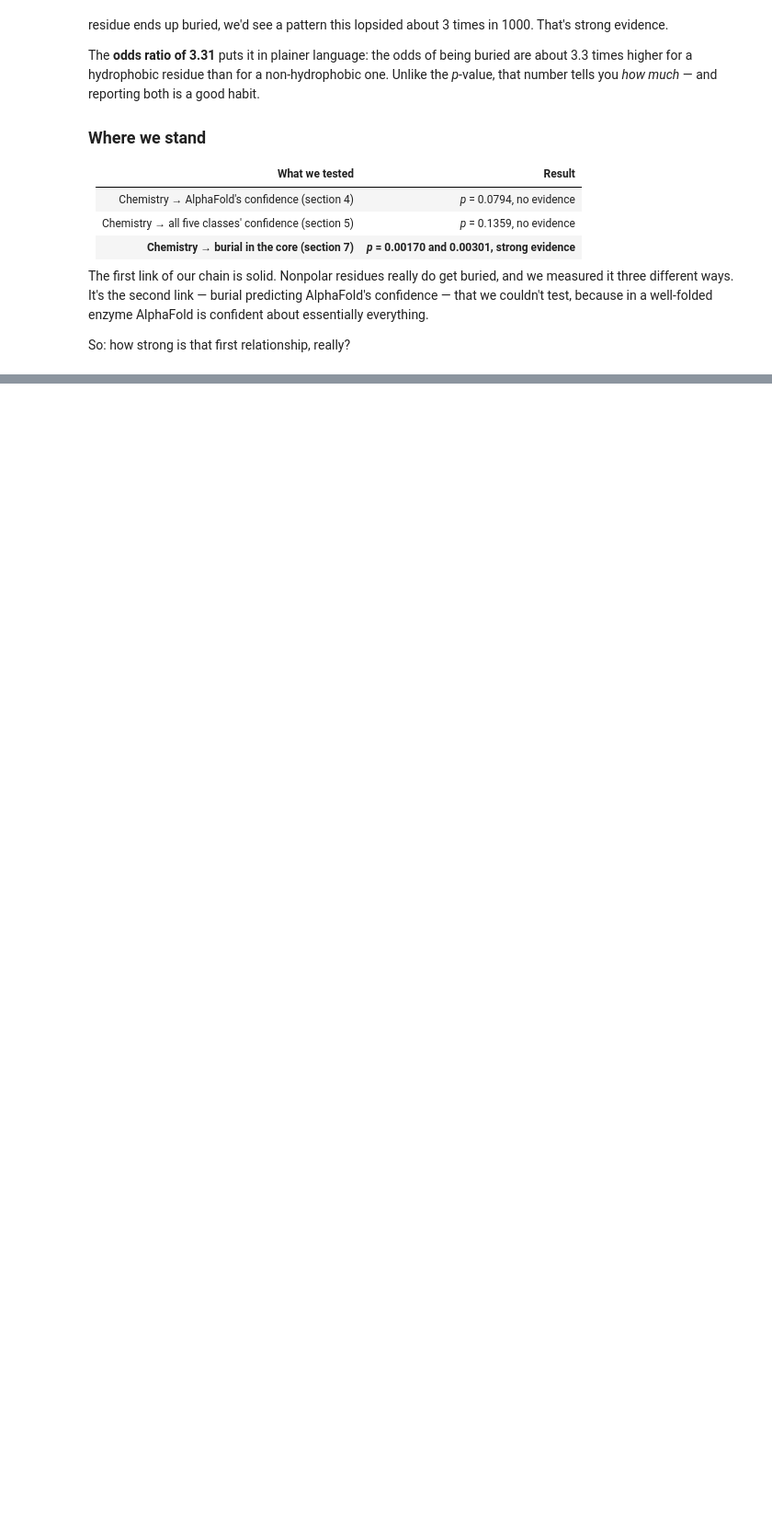
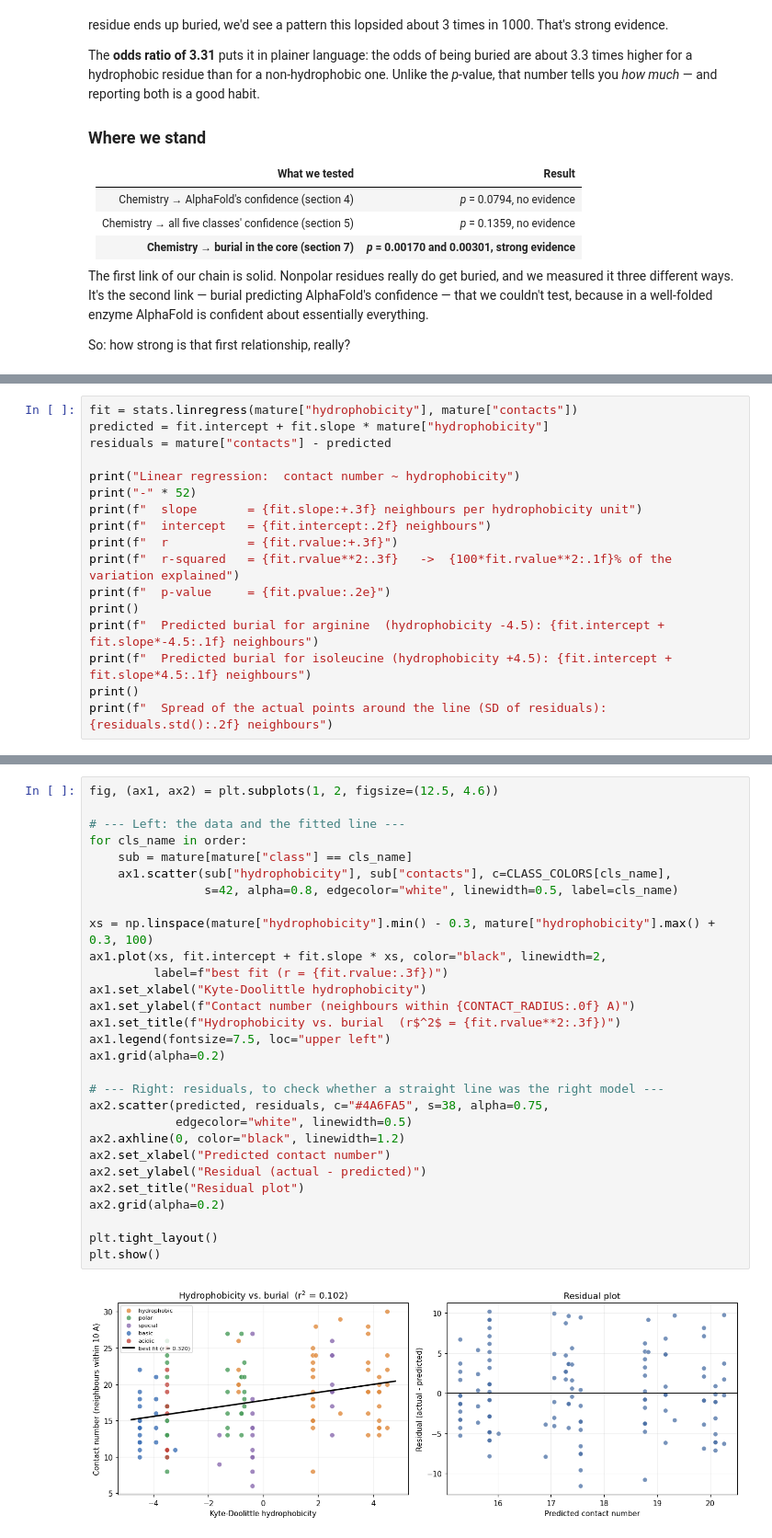
Before and after one commit to legpt/alphafold-confidence-project, a Jupyter notebook: amino_acid_chemistry_confidence.ipynb, the cells around one changed output, grey strips where cells are left out. Shown at 92% size. Saved outputs shown, nothing was run; the diff lists cells and outputs as text; blank space fills up the shorter version.

```diff
--- a/amino_acid_chemistry_confidence.ipynb
+++ b/amino_acid_chemistry_confidence.ipynb
@@ -1285,0 +1312,17 @@ So: how strong is that first relationship, really?
+# %%
+fit = stats.linregress(mature["hydrophobicity"], mature["contacts"])
+predicted = fit.intercept + fit.slope * mature["hydrophobicity"]
+residuals = mature["contacts"] - predicted
+
+print("Linear regression:  contact number ~ hydrophobicity")
+print("-" * 52)
+print(f"  slope       = {fit.slope:+.3f} neighbours per hydrophobicity unit")
+print(f"  intercept   = {fit.intercept:.2f} neighbours")
+print(f"  r           = {fit.rvalue:+.3f}")
+print(f"  r-squared   = {fit.rvalue**2:.3f}   ->  {100*fit.rvalue**2:.1f}% of the variation explained")
+print(f"  p-value     = {fit.pvalue:.2e}")
+print()
+print(f"  Predicted burial for arginine  (hydrophobicity -4.5): {fit.intercept + fit.slope*-4.5:.1f} neighbours")
+print(f"  Predicted burial for isoleucine (hydrophobicity +4.5): {fit.intercept + fit.slope*4.5:.1f} neighbours")
+print()
+print(f"  Spread of the actual points around the line (SD of residuals): {residuals.std():.2f} neighbours")
@@ -1285,0 +1342,31 @@ So: how strong is that first relationship, really?
+# %%
+fig, (ax1, ax2) = plt.subplots(1, 2, figsize=(12.5, 4.6))
+
+# --- Left: the data and the fitted line ---
+for cls_name in order:
+    sub = mature[mature["class"] == cls_name]
+    ax1.scatter(sub["hydrophobicity"], sub["contacts"], c=CLASS_COLORS[cls_name],
+                s=42, alpha=0.8, edgecolor="white", linewidth=0.5, label=cls_name)
+
+xs = np.linspace(mature["hydrophobicity"].min() - 0.3, mature["hydrophobicity"].max() + 0.3, 100)
+ax1.plot(xs, fit.intercept + fit.slope * xs, color="black", linewidth=2,
+         label=f"best fit (r = {fit.rvalue:.3f})")
+ax1.set_xlabel("Kyte-Doolittle hydrophobicity")
+ax1.set_ylabel(f"Contact number (neighbours within {CONTACT_RADIUS:.0f} A)")
+ax1.set_title(f"Hydrophobicity vs. burial  (r$^2$ = {fit.rvalue**2:.3f})")
+ax1.legend(fontsize=7.5, loc="upper left")
+ax1.grid(alpha=0.2)
+
+# --- Right: residuals, to check whether a straight line was the right model ---
+ax2.scatter(predicted, residuals, c="#4A6FA5", s=38, alpha=0.75,
+            edgecolor="white", linewidth=0.5)
+ax2.axhline(0, color="black", linewidth=1.2)
+ax2.set_xlabel("Predicted contact number")
+ax2.set_ylabel("Residual (actual - predicted)")
+ax2.set_title("Residual plot")
+ax2.grid(alpha=0.2)
+
+plt.tight_layout()
+plt.show()
+# %% [output]
+[figure, added]
```
Also changed, not shown: parts of 11 cells of this notebook, 2 other files.
